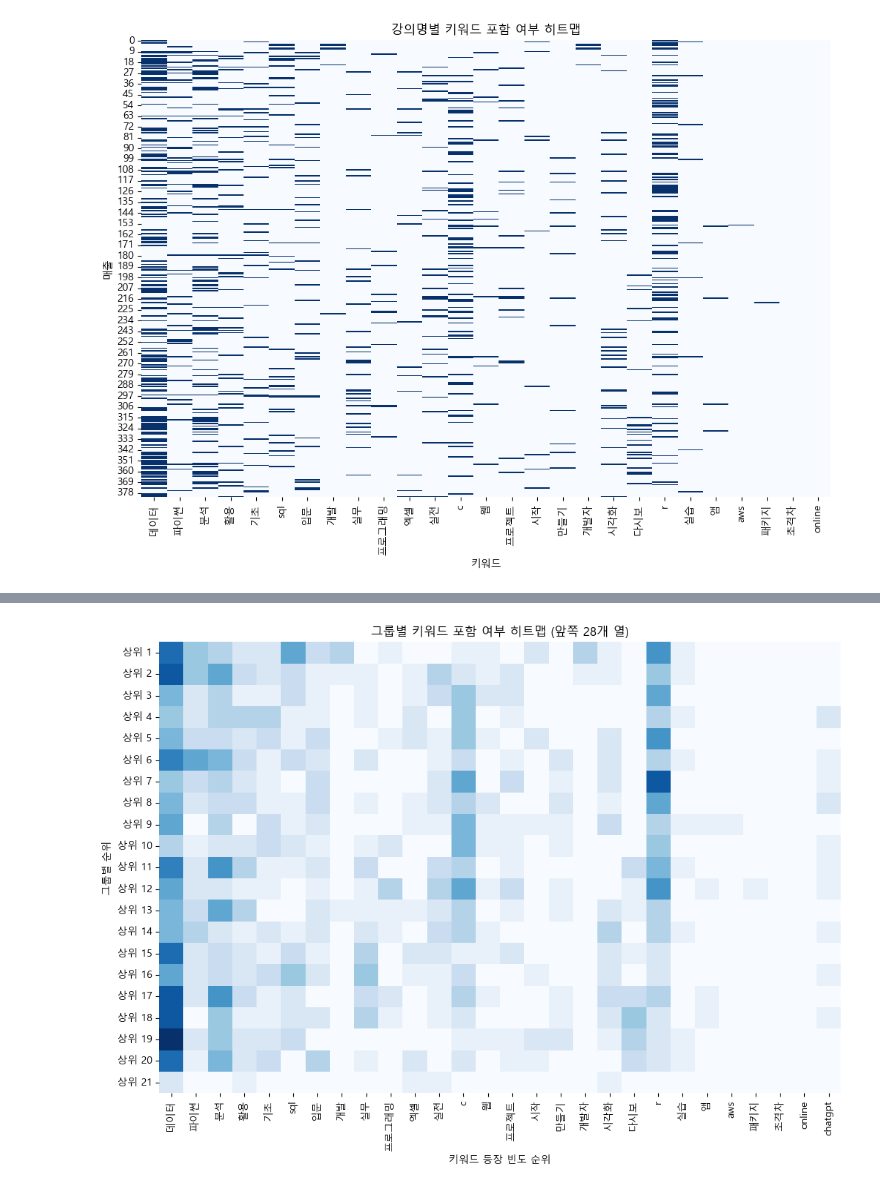
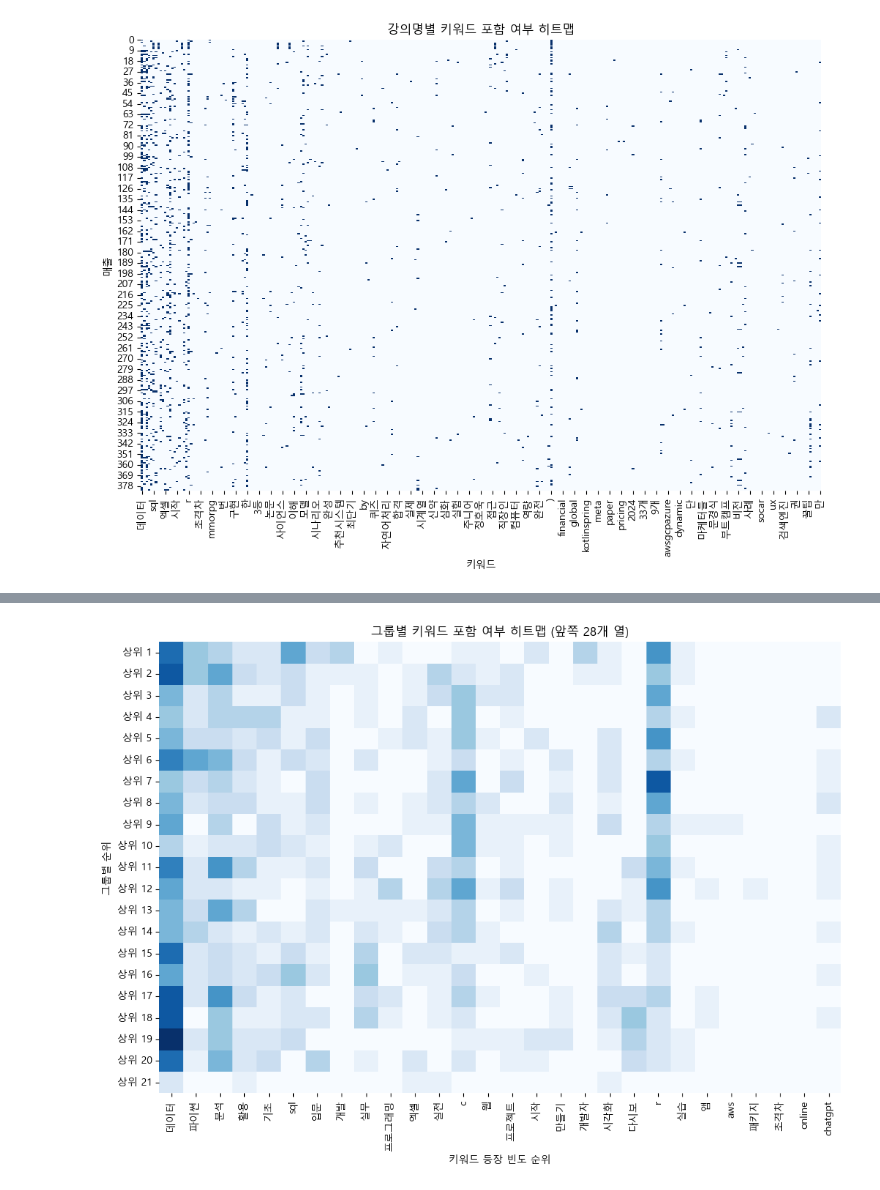
Before and after one commit to makeflower99/crawling_big6, a Jupyter notebook: 가설2 히트맵.ipynb, the cells around one changed output, grey strips where cells are left out. Saved outputs shown, nothing was run; the diff lists cells and outputs as text; code cells hidden in the pictures.

```diff
--- a/가설2 히트맵.ipynb
+++ b/가설2 히트맵.ipynb
@@ -32,59 +32,34 @@ data['총 매출'] = data['강의 금액'] * data['수강생 수']
 data_sorted = data.sort_values(by='총 매출', ascending=False)
 
 # 인덱스 재설정
 data_sorted = data_sorted.reset_index(drop=True)
 
 # 마지막 2개의 행 제외하고 복사
 data = data_sorted[:-2]
 data_name = data['강의명']
 
 # 단어등장 체크할 데이터 프레임 생성
 # 빈 데이터프레임 생성
 check_appear = pd.DataFrame()
 
 # 각 키워드에 대해 강의명에 포함되어 있는지 여부를 나타내는 열 추가
 for keyword in keywords:
     # 정규 표현식 메타 문자 이스케이프 처리
     escaped_keyword = re.escape(keyword)
 
     # 'check_appear'에 행 추가
     check_appear[keyword] = data_name.str.contains(escaped_keyword).astype(int)
 
-ave = keyword_raw['count'].mean()
-mid = keyword_raw['count'].median()
-mode = keyword_raw['count'].mode()[0]
-
-keyword_except_1 = keyword_raw[keyword_raw['count'] != 1]
-ave = keyword_except_1['count'].mean()
-mid = keyword_except_1['count'].median()
-mode = keyword_except_1['count'].mode()[0]
-
-# 'count' 열이 1인 행과 'count' 열이 19 미만인 행 삭제
-keywords_filtered = keyword_except_1[(keyword_except_1['count'] >= 19)]
-keywords_filtered
-
-# 빈 데이터프레임 생성
-check_appear_new = pd.DataFrame()
-
-# 각 키워드에 대해 강의명에 포함되어 있는지 여부를 나타내는 열 추가
-for keyword in keywords_filtered['word']:
-    # 정규 표현식 메타 문자 이스케이프 처리
-    escaped_keyword = re.escape(keyword)
-
-    # 'check_appear_new'에 행 추가
-    check_appear_new[keyword] = data_name.str.contains(escaped_keyword).astype(int)
-
 plt.rc('font', family='Malgun Gothic')
 
 # 히트맵 그리기
 plt.figure(figsize=(12, 8))
-sns.heatmap(check_appear_new, cmap='Blues', cbar=False)
+sns.heatmap(check_appear, cmap='Blues', cbar=False)
 plt.title("강의명별 키워드 포함 여부 히트맵")
 plt.xlabel("키워드")
 plt.ylabel("매출")
-#plt.show()
-
+# plt.show()
 # PDF로 저장
-plt.savefig('heatmap(19개 이상 등장 키워드).pdf', format='pdf', bbox_inches='tight')
+plt.savefig('heatmap(오리지널).pdf', format='pdf', bbox_inches='tight')
 # %% [output]
-[figure, old version]
+[figure, new version]
```
Also changed, not shown: parts of 1 cell of this notebook.
